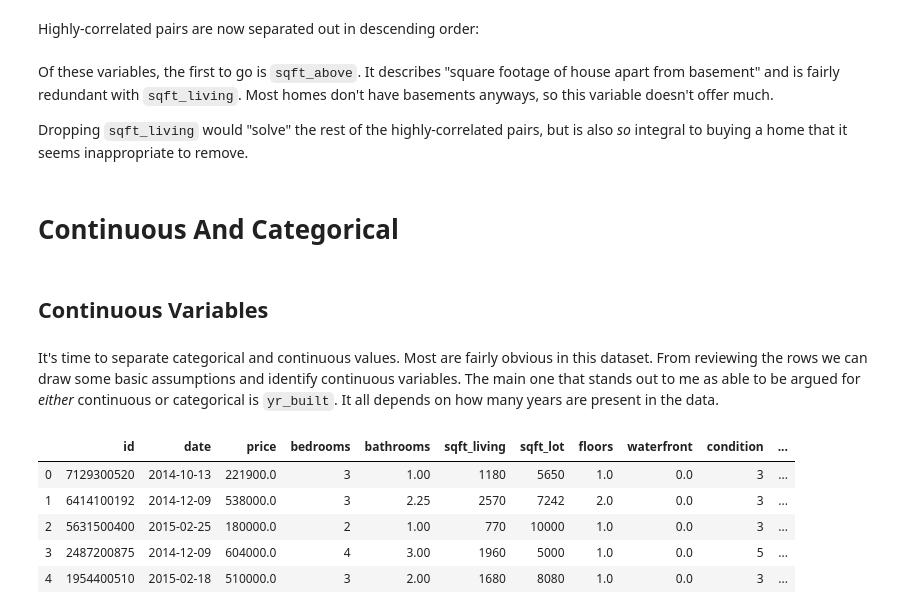
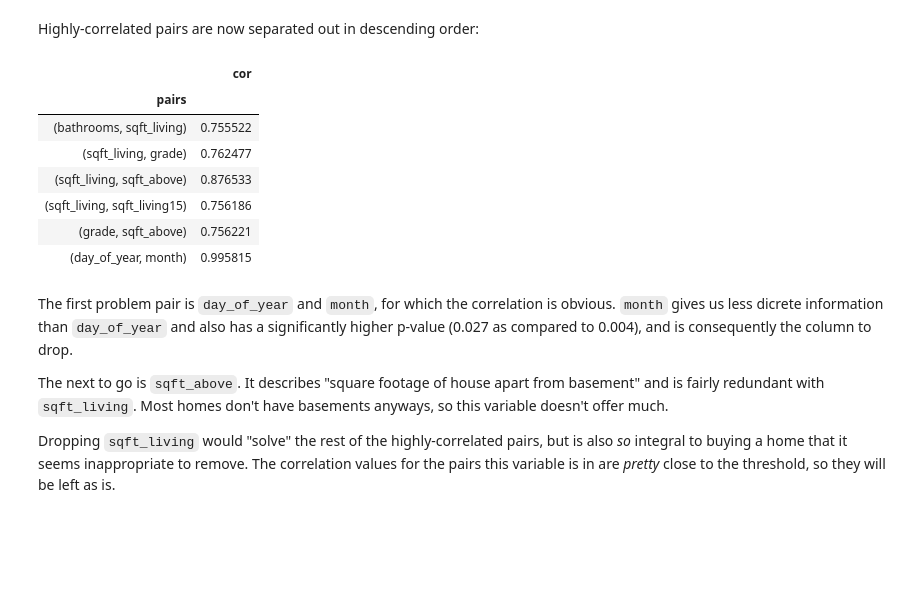
Before and after one commit to stevenzych/housing-project, a Jupyter notebook: eda_and_cleaning.ipynb, the cells around one changed output. Drawn from its saved outputs; the diff is of its cells as text; code cells hidden in the pictures; blank space fills up the shorter version.

```diff
--- a/eda_and_cleaning.ipynb
+++ b/eda_and_cleaning.ipynb
@@ -275,32 +302,28 @@ Highly-correlated pairs are now separated out in descending order:
 # %%
 # Create new DF
 df_pairs = np.abs(df.corr()).stack().reset_index()
 
 # Wrangle new DF to show pairs and correlation only
 df_pairs['pairs'] = list(zip(df_pairs.level_0, df_pairs.level_1))
 df_pairs.drop(columns=['level_1', 'level_0'], inplace = True)
 df_pairs.set_index(['pairs'], inplace = True)
 df_pairs.columns = ['cor']
 df_pairs.drop_duplicates(inplace=True)
 
 # Return high pairs and not self-correlations
-# df_pairs[(df_pairs.cor > .75) & (df_pairs.cor < 1.0)]
+df_pairs[(df_pairs.cor > .75) & (df_pairs.cor < 1.0)]
+# %% [output]
+|  | cor |
+| pairs |  |
+| (bathrooms, sqft_living) | 0.755522 |
+| (sqft_living, grade) | 0.762477 |
+| (sqft_living, sqft_above) | 0.876533 |
+| (sqft_living, sqft_living15) | 0.756186 |
+| (grade, sqft_above) | 0.756221 |
+| (day_of_year, month) | 0.995815 |
 # %% [markdown]
-Of these variables, the first to go is `sqft_above`. It describes "square footage of house apart from basement" and is fairly redundant with `sqft_living`. Most homes don't have basements anyways, so this variable doesn't offer much.
+The first problem pair is `day_of_year` and `month`, for which the correlation is obvious. `month` gives us less dicrete information than `day_of_year` and also has a significantly higher p-value (0.027 as compared to 0.004), and is consequently the column to drop.
 
-Dropping `sqft_living` would "solve" the rest of the highly-correlated pairs, but is also *so* integral to buying a home that it seems inappropriate to remove.
+The next to go is `sqft_above`. It describes "square footage of house apart from basement" and is fairly redundant with `sqft_living`. Most homes don't have basements anyways, so this variable doesn't offer much.
+
+Dropping `sqft_living` would "solve" the rest of the highly-correlated pairs, but is also *so* integral to buying a home that it seems inappropriate to remove. The correlation values for the pairs this variable is in are *pretty* close to the threshold, so they will be left as is.
-# %% [markdown]
-# Continuous And Categorical
-# %% [markdown]
-## Continuous Variables
-# %% [markdown]
-It's time to separate categorical and continuous values. Most are fairly obvious in this dataset. From reviewing the rows we can draw some basic assumptions and identify continuous variables. The main one that stands out to me as able to be argued for *either* continuous or categorical is `yr_built`. It all depends on how many years are present in the data.
-# %%
-df.head()
-# %% [output]
-|  | id | date | price | bedrooms | bathrooms | sqft_living | sqft_lot | floors | waterfront | condition | ... |
-| 0 | 7129300520 | 2014-10-13 | 221900.0 | 3 | 1.00 | 1180 | 5650 | 1.0 | 0.0 | 3 | ... |
-| 1 | 6414100192 | 2014-12-09 | 538000.0 | 3 | 2.25 | 2570 | 7242 | 2.0 | 0.0 | 3 | ... |
-| 2 | 5631500400 | 2015-02-25 | 180000.0 | 2 | 1.00 | 770 | 10000 | 1.0 | 0.0 | 3 | ... |
-| 3 | 2487200875 | 2014-12-09 | 604000.0 | 4 | 3.00 | 1960 | 5000 | 1.0 | 0.0 | 5 | ... |
-| 4 | 1954400510 | 2015-02-18 | 510000.0 | 3 | 2.00 | 1680 | 8080 | 1.0 | 0.0 | 3 | ... |
```
Also changed, not shown: parts of 34 cells of this notebook, 2 other files.
